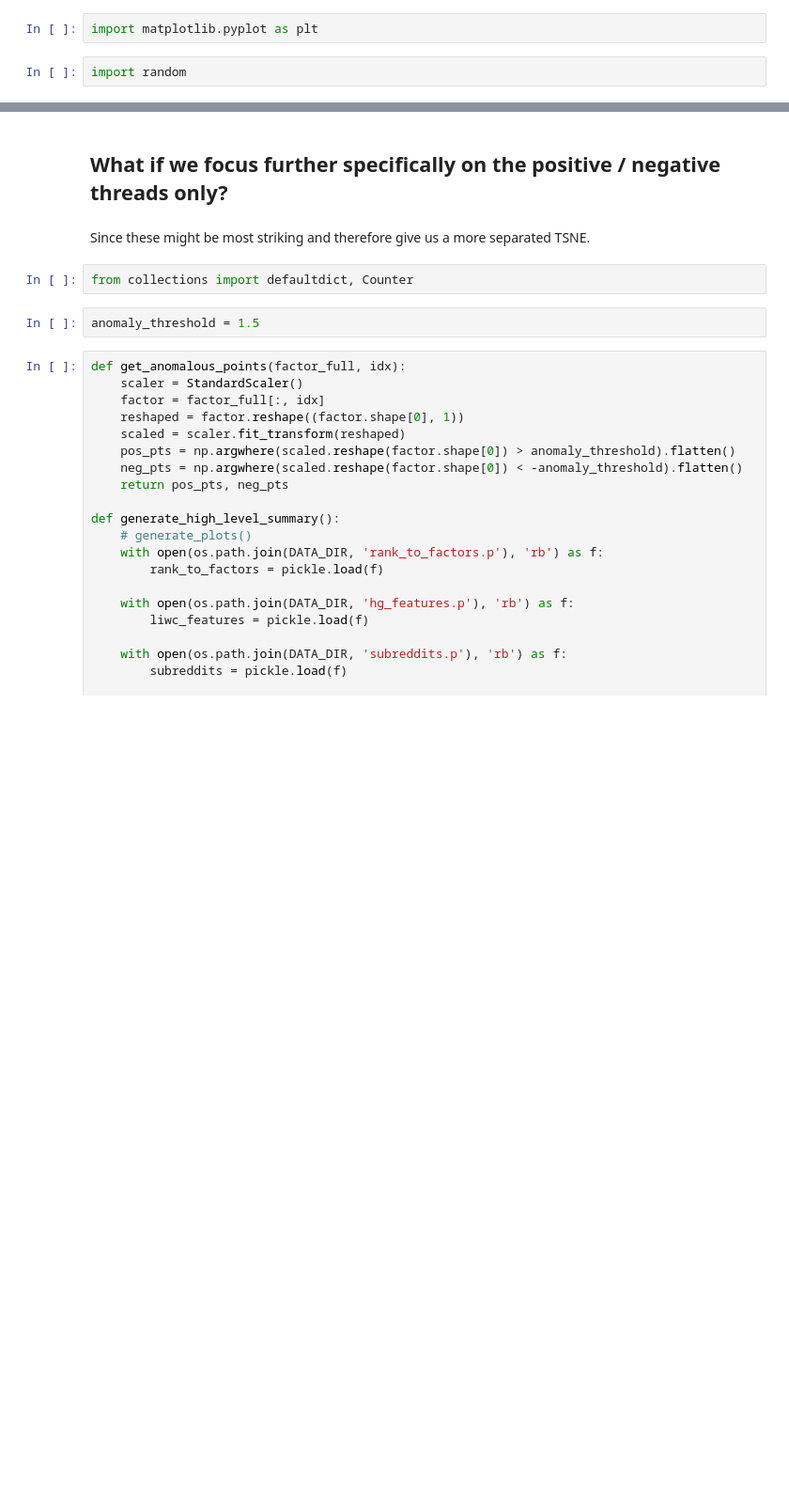
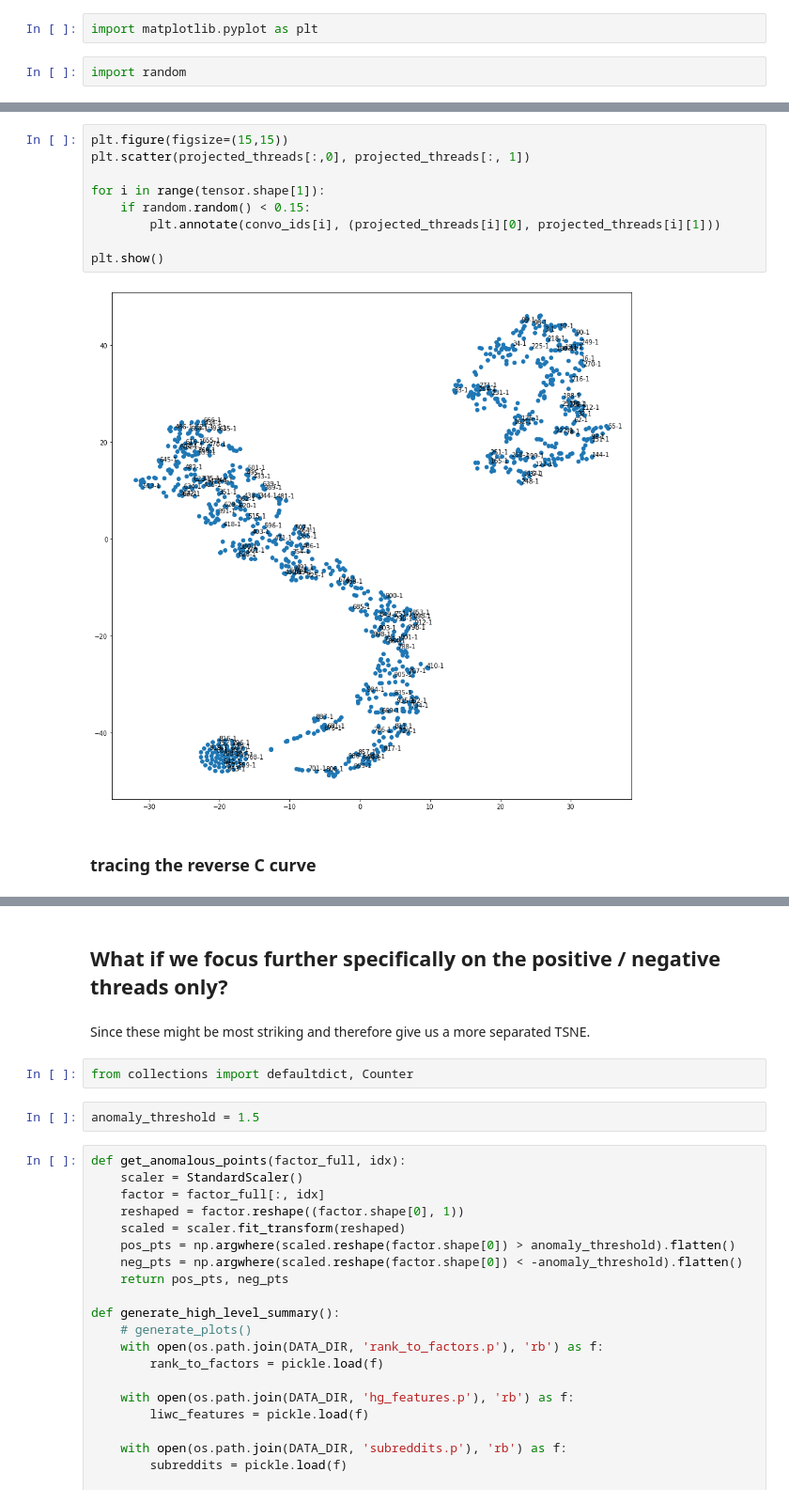
Before and after one commit to rgangela99/Cornell-Conversational-Analysis-Toolkit, a Jupyter notebook: convokit/tensors/factorization/tensors_tsne_threads_fake_trajectory.ipynb, the cells around one changed output, grey strips where cells are left out. Shown: that part at 94% size. Drawn from its saved outputs; the diff is of its cells as text; blank space fills up the shorter version.

```diff
--- a/convokit/tensors/factorization/tensors_tsne_threads_fake_trajectory.ipynb
+++ b/convokit/tensors/factorization/tensors_tsne_threads_fake_trajectory.ipynb
@@ -98,0 +103,13 @@ plt.show()
+# %%
+plt.figure(figsize=(15,15))
+plt.scatter(projected_threads[:,0], projected_threads[:, 1])
+
+for i in range(tensor.shape[1]):
+    if random.random() < 0.15:
+        plt.annotate(convo_ids[i], (projected_threads[i][0], projected_threads[i][1]))
+
+plt.show()
+# %% [output]
+[figure, added]
+# %% [markdown]
+### tracing the reverse C curve
```
Also changed, not shown: parts of 42 cells of this notebook.
